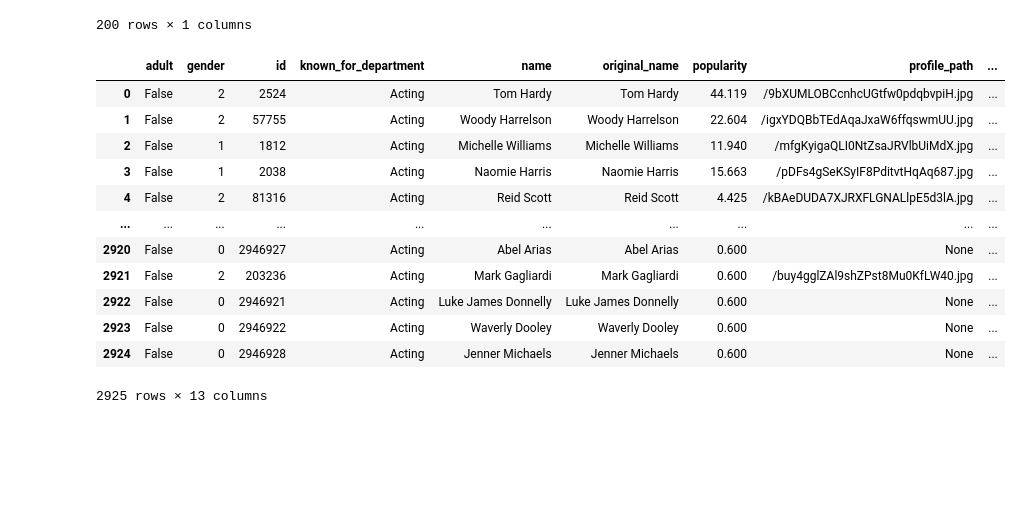
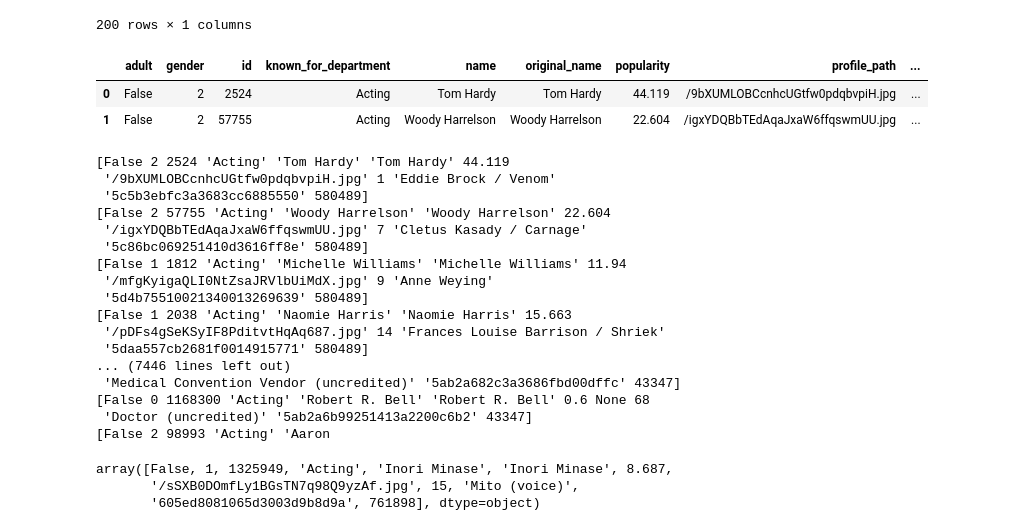
Before and after one commit to seonghun0/project-team3-data, a Jupyter notebook: scripts/team3_data_collection_cast.ipynb, the cells around one changed output. Saved outputs shown, nothing was run; the diff lists cells and outputs as text; code cells hidden in the pictures; blank space fills up the shorter version.

```diff
--- a/scripts/team3_data_collection_cast.ipynb
+++ b/scripts/team3_data_collection_cast.ipynb
@@ -143,26 +143,44 @@ for idx,  movie_id in enumerate(now_playing_movies_id_list["id"].values):  # mov
     except:
         error_list.append(movie_id)
 
-    if idx == 100:
-        break
+    #if idx == 100:
+        #break
 # %%
 # cast 정보 csv파일로 저장
 casts=pd.DataFrame(all_cast_list)
-casts
+casts=casts.drop(['order'],axis=1)
+casts.head(2)
 # %% [output]
 |  | adult | gender | id | known_for_department | name | original_name | popularity | profile_path | ... |
 | 0 | False | 2 | 2524 | Acting | Tom Hardy | Tom Hardy | 44.119 | /9bXUMLOBCcnhcUGtfw0pdqbvpiH.jpg | ... |
 | 1 | False | 2 | 57755 | Acting | Woody Harrelson | Woody Harrelson | 22.604 | /igxYDQBbTEdAqaJxaW6ffqswmUU.jpg | ... |
-| 2 | False | 1 | 1812 | Acting | Michelle Williams | Michelle Williams | 11.940 | /mfgKyigaQLI0NtZsaJRVlbUiMdX.jpg | ... |
-| 3 | False | 1 | 2038 | Acting | Naomie Harris | Naomie Harris | 15.663 | /pDFs4gSeKSyIF8PditvtHqAq687.jpg | ... |
-| 4 | False | 2 | 81316 | Acting | Reid Scott | Reid Scott | 4.425 | /kBAeDUDA7XJRXFLGNALlpE5d3lA.jpg | ... |
-| ... | ... | ... | ... | ... | ... | ... | ... | ... | ... |
-| 2920 | False | 0 | 2946927 | Acting | Abel Arias | Abel Arias | 0.600 | None | ... |
-| 2921 | False | 2 | 203236 | Acting | Mark Gagliardi | Mark Gagliardi | 0.600 | /buy4gglZAl9shZPst8Mu0KfLW40.jpg | ... |
-| 2922 | False | 0 | 2946921 | Acting | Luke James Donnelly | Luke James Donnelly | 0.600 | None | ... |
-| 2923 | False | 0 | 2946922 | Acting | Waverly Dooley | Waverly Dooley | 0.600 | None | ... |
-| 2924 | False | 0 | 2946928 | Acting | Jenner Michaels | Jenner Michaels | 0.600 | None | ... |
-2925 rows × 13 columns
 # %%
 casts.to_csv("../data-files/cast.csv", header=True, index=True)
+# %%
+for a in casts.values:
+    print(a)
+# %% [output]
+[False 2 2524 'Acting' 'Tom Hardy' 'Tom Hardy' 44.119
+ '/9bXUMLOBCcnhcUGtfw0pdqbvpiH.jpg' 1 'Eddie Brock / Venom'
+ '5c5b3ebfc3a3683cc6885550' 580489]
+[False 2 57755 'Acting' 'Woody Harrelson' 'Woody Harrelson' 22.604
+ '/igxYDQBbTEdAqaJxaW6ffqswmUU.jpg' 7 'Cletus Kasady / Carnage'
+ '5c86bc069251410d3616ff8e' 580489]
+[False 1 1812 'Acting' 'Michelle Williams' 'Michelle Williams' 11.94
+ '/mfgKyigaQLI0NtZsaJRVlbUiMdX.jpg' 9 'Anne Weying'
+ '5d4b75510021340013269639' 580489]
+[False 1 2038 'Acting' 'Naomie Harris' 'Naomie Harris' 15.663
+ '/pDFs4gSeKSyIF8PditvtHqAq687.jpg' 14 'Frances Louise Barrison / Shriek'
+ '5daa557cb2681f0014915771' 580489]
+... (7446 lines left out)
+ 'Medical Convention Vendor (uncredited)' '5ab2a682c3a3686fbd00dffc' 43347]
+[False 0 1168300 'Acting' 'Robert R. Bell' 'Robert R. Bell' 0.6 None 68
+ 'Doctor (uncredited)' '5ab2a6b99251413a2200c6b2' 43347]
+[False 2 98993 'Acting' 'Aaron
+# %%
+np.array(a)
+# %% [output]
+array([False, 1, 1325949, 'Acting', 'Inori Minase', 'Inori Minase', 8.687,
+       '/sSXB0DOmfLy1BGsTN7q98Q9yzAf.jpg', 15, 'Mito (voice)',
+       '605ed8081065d3003d9b8d9a', 761898], dtype=object)
 # %%
```
Also changed, not shown: parts of 2 cells of this notebook, 1 other file.
